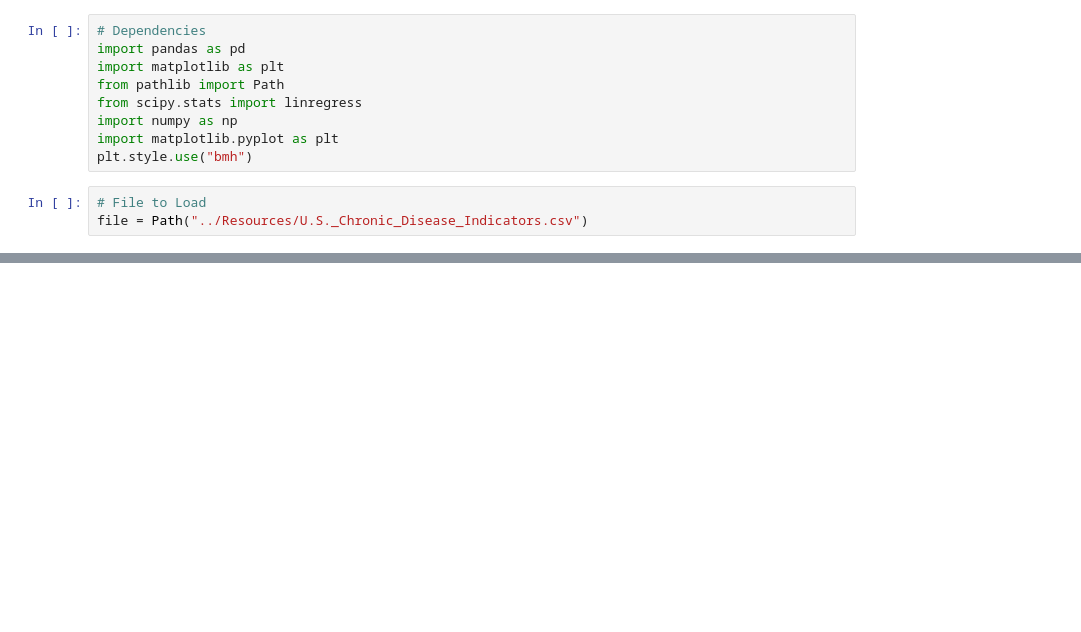
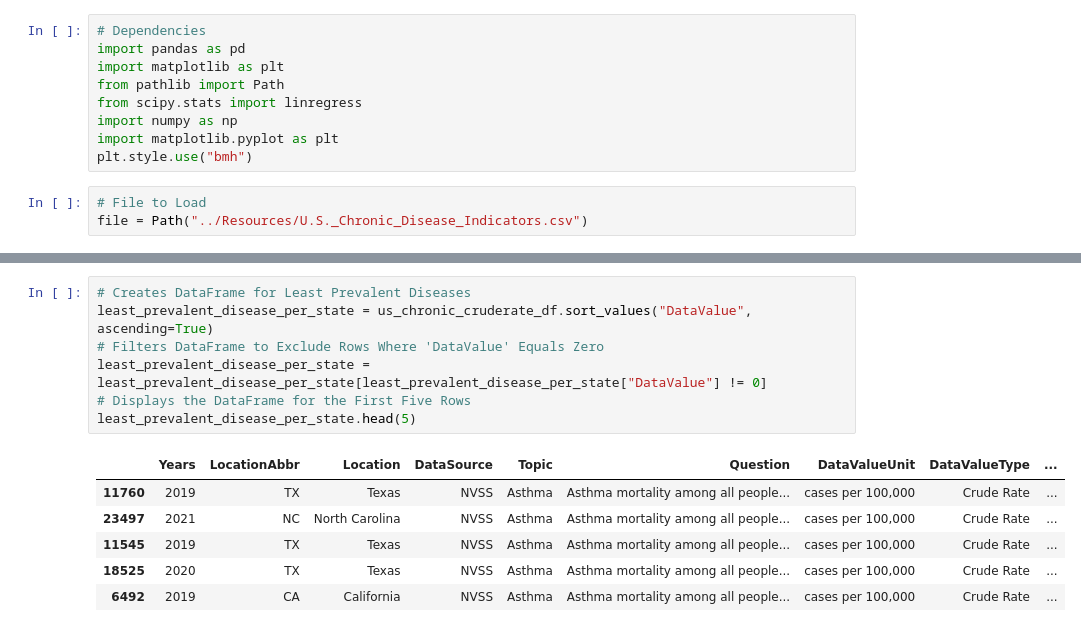
Before and after one commit to ajones1010/Project-1-, a Jupyter notebook: project_1/project_1.ipynb, the cells around one changed output, grey strips where cells are left out. Saved outputs shown, nothing was run; the diff lists cells and outputs as text; blank space fills up the shorter version.

```diff
--- a/project_1/project_1.ipynb
+++ b/project_1/project_1.ipynb
@@ -925,0 +583,14 @@ male_female_df.to_csv("output2.csv", index=False)
+# %%
+# Creates DataFrame for Least Prevalent Diseases
+least_prevalent_disease_per_state = us_chronic_cruderate_df.sort_values("DataValue", ascending=True)
+# Filters DataFrame to Exclude Rows Where 'DataValue' Equals Zero
+least_prevalent_disease_per_state = least_prevalent_disease_per_state[least_prevalent_disease_per_state["DataValue"] != 0]
+# Displays the DataFrame for the First Five Rows
+least_prevalent_disease_per_state.head(5)
+# %% [output]
+|  | Years | LocationAbbr | Location | DataSource | Topic | Question | DataValueUnit | DataValueType | ... |
+| 11760 | 2019 | TX | Texas | NVSS | Asthma | Asthma mortality among all people... | cases per 100,000 | Crude Rate | ... |
+| 23497 | 2021 | NC | North Carolina | NVSS | Asthma | Asthma mortality among all people... | cases per 100,000 | Crude Rate | ... |
+| 11545 | 2019 | TX | Texas | NVSS | Asthma | Asthma mortality among all people... | cases per 100,000 | Crude Rate | ... |
+| 18525 | 2020 | TX | Texas | NVSS | Asthma | Asthma mortality among all people... | cases per 100,000 | Crude Rate | ... |
+| 6492 | 2019 | CA | California | NVSS | Asthma | Asthma mortality among all people... | cases per 100,000 | Crude Rate | ... |
```
Also changed, not shown: parts of 168 cells of this notebook, 11 other files.
